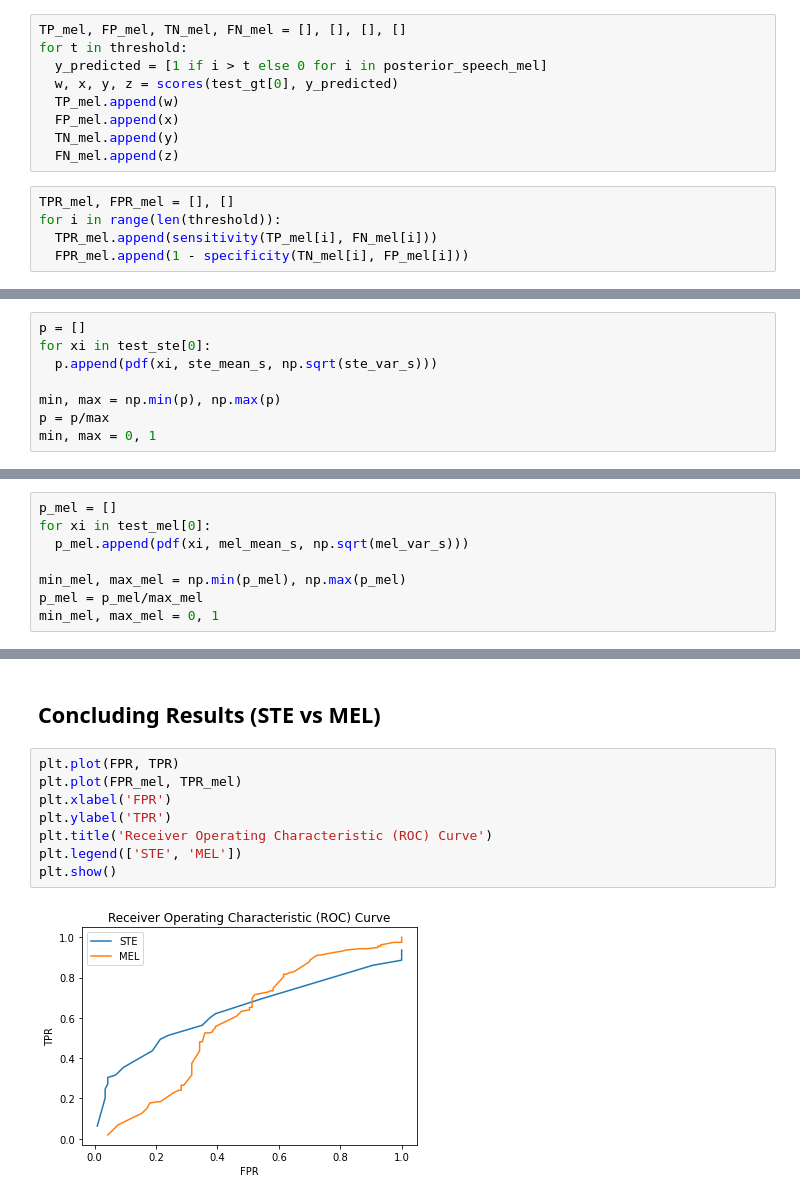
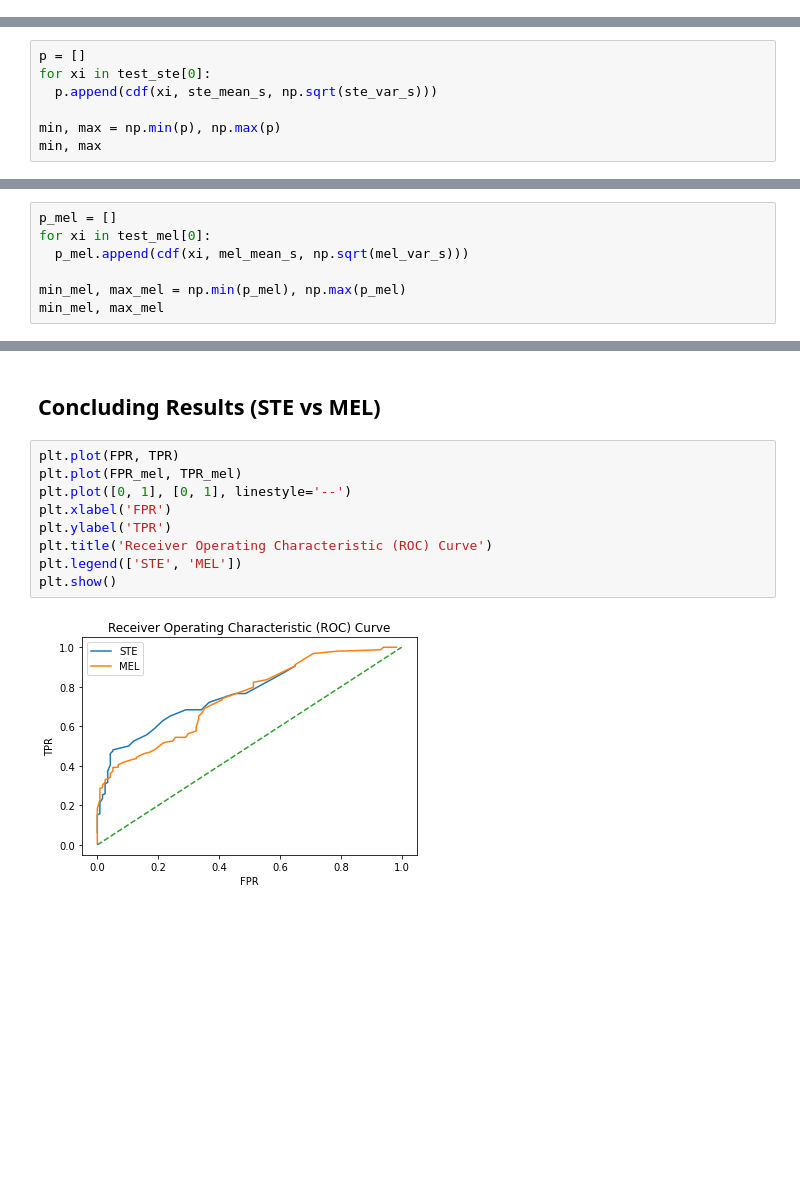
Before and after one commit to its-rajesh/Pattern-Recognition, a Jupyter notebook: PRA1Q1.ipynb, the cells around one changed output, grey strips where cells are left out. Saved outputs shown, nothing was run; the diff lists cells and outputs as text; blank space fills up the shorter version.

```diff
--- a/PRA1Q1.ipynb
+++ b/PRA1Q1.ipynb
@@ -209,14 +122,0 @@ posterior_speech_mel = [prob_MELspeech*xi for xi in p_mel]
-# %%
-TP_mel, FP_mel, TN_mel, FN_mel = [], [], [], []
-for t in threshold:
-  y_predicted = [1 if i > t else 0 for i in posterior_speech_mel]
-  w, x, y, z = scores(test_gt[0], y_predicted)
-  TP_mel.append(w)
-  FP_mel.append(x)
-  TN_mel.append(y)
-  FN_mel.append(z)
-# %%
-TPR_mel, FPR_mel = [], []
-for i in range(len(threshold)):
-  TPR_mel.append(sensitivity(TP_mel[i], FN_mel[i]))
-  FPR_mel.append(1 - specificity(TN_mel[i], FP_mel[i]))
@@ -277,8 +159,7 @@ plt.show()
 # %%
 p = []
 for xi in test_ste[0]:
-  p.append(pdf(xi, ste_mean_s, np.sqrt(ste_var_s)))
+  p.append(cdf(xi, ste_mean_s, np.sqrt(ste_var_s)))
 
 min, max = np.min(p), np.max(p)
-p = p/max
-min, max = 0, 1
+min, max
@@ -354,8 +238,7 @@ plt.show()
 # %%
 p_mel = []
 for xi in test_mel[0]:
-  p_mel.append(pdf(xi, mel_mean_s, np.sqrt(mel_var_s)))
+  p_mel.append(cdf(xi, mel_mean_s, np.sqrt(mel_var_s)))
 
 min_mel, max_mel = np.min(p_mel), np.max(p_mel)
-p_mel = p_mel/max_mel
-min_mel, max_mel = 0, 1
+min_mel, max_mel
@@ -397,10 +283,11 @@ plt.show()
 # %%
 plt.plot(FPR, TPR)
 plt.plot(FPR_mel, TPR_mel)
+plt.plot([0, 1], [0, 1], linestyle='--')
 plt.xlabel('FPR')
 plt.ylabel('TPR')
 plt.title('Receiver Operating Characteristic (ROC) Curve')
 plt.legend(['STE', 'MEL'])
 plt.show()
 # %% [output]
-[figure, old version]
+[figure, new version]
```
Also changed, not shown: parts of 28 cells of this notebook.
